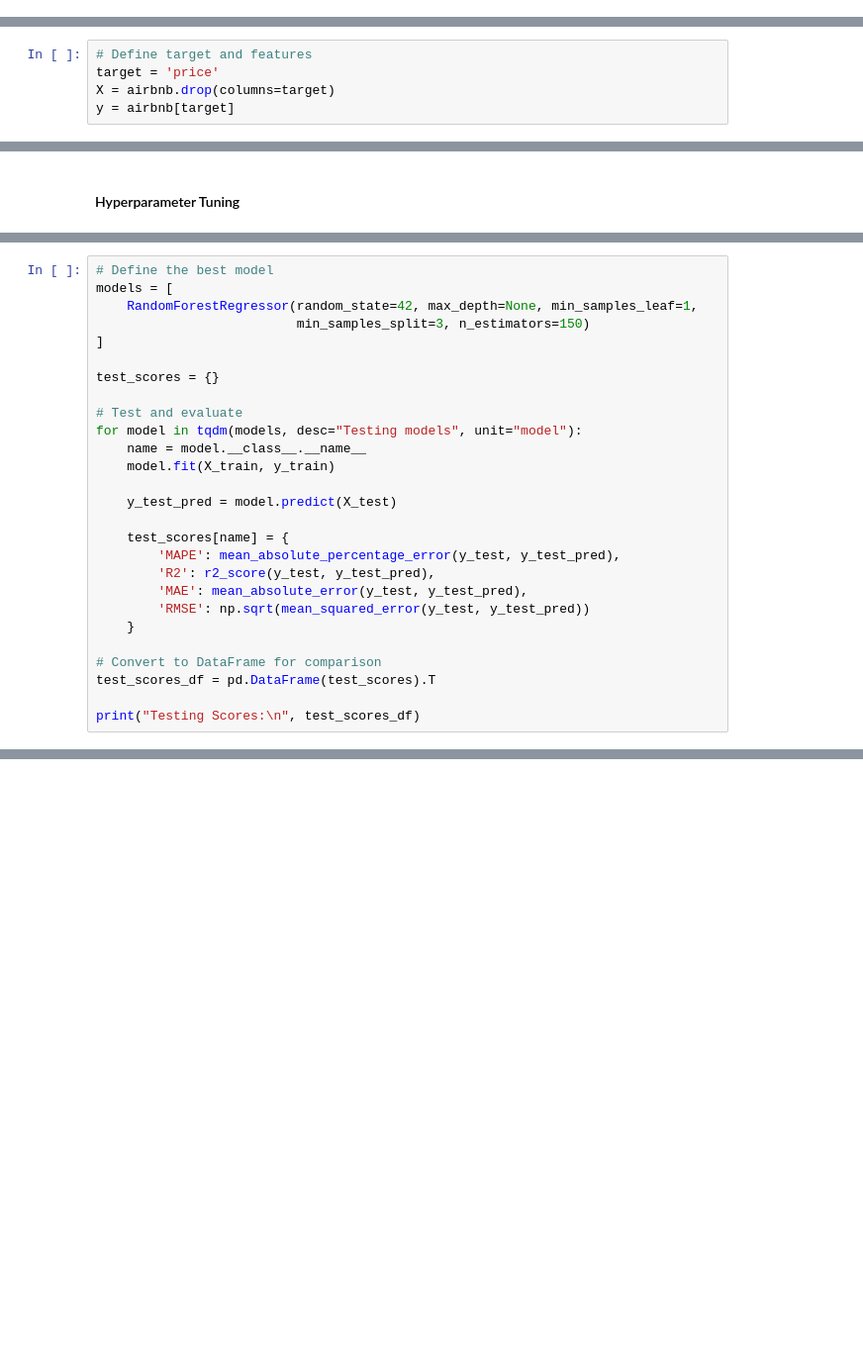
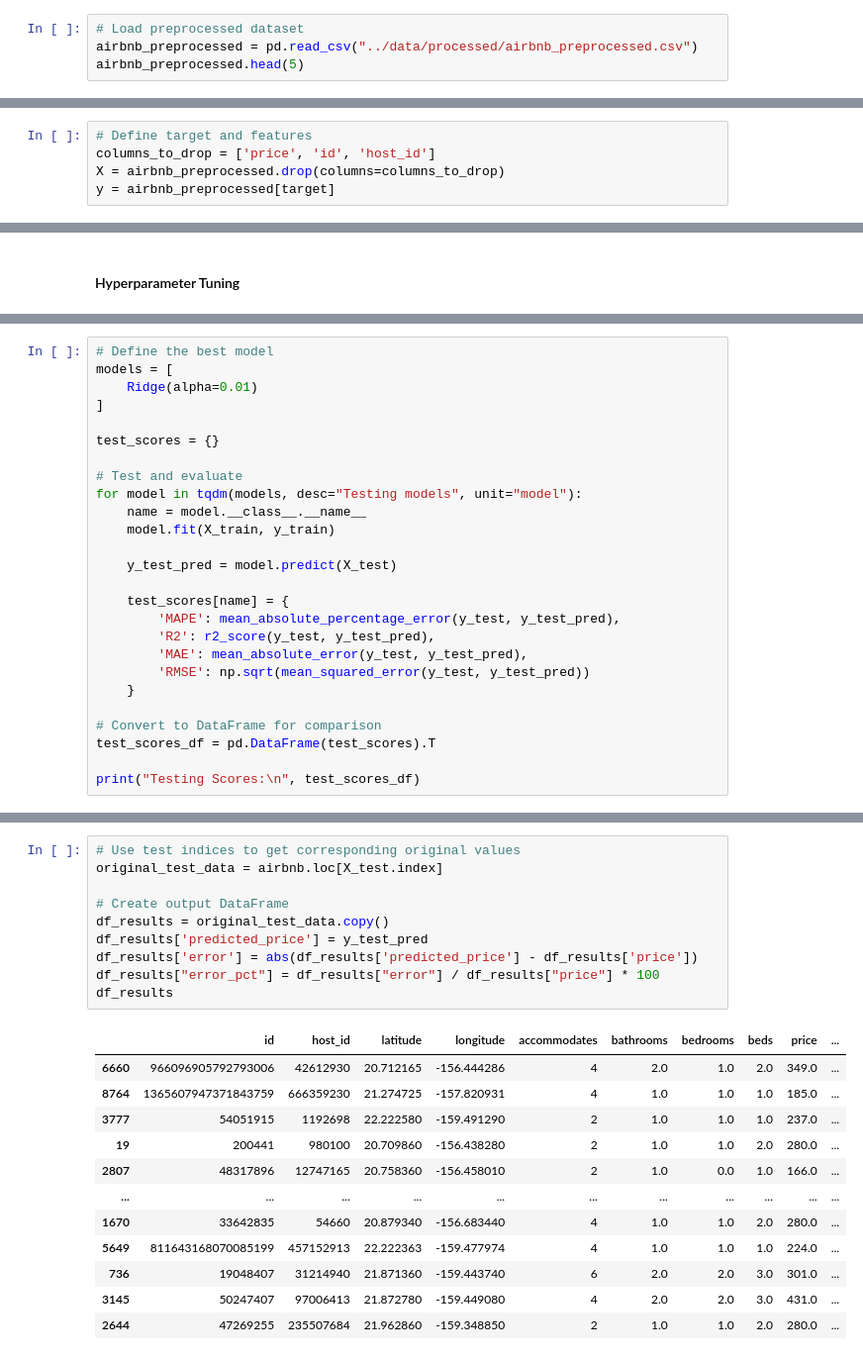
Before and after one commit to ayeti82/data-science-consulting-approach-capstone-project, a Jupyter notebook: scripts/model.ipynb, the cells around one changed output, grey strips where cells are left out. Shown at 99% size. Cells and saved outputs as stored; diff of their text form; blank space fills up the shorter version.

```diff
--- a/scripts/model.ipynb
+++ b/scripts/model.ipynb
@@ -31,0 +34,4 @@ airbnb.head(5)
+# %%
+# Load preprocessed dataset
+airbnb_preprocessed = pd.read_csv("../data/processed/airbnb_preprocessed.csv")
+airbnb_preprocessed.head(5)
@@ -32,8 +46,8 @@ airbnb.head(5)
 # %%
 # Define target and features
-target = 'price'
-X = airbnb.drop(columns=target)
-y = airbnb[target]
+columns_to_drop = ['price', 'id', 'host_id']
+X = airbnb_preprocessed.drop(columns=columns_to_drop)
+y = airbnb_preprocessed[target]
 # %%
 # Train-test split
 X_train, X_temp, y_train, y_temp = train_test_split(X, y, test_size=0.2, random_state=42)
@@ -195,8 +192,7 @@ The hyperparameter tuning process using GridSearchCV significantly improved mode
 # %%
 # Define the best model
 models = [
-    RandomForestRegressor(random_state=42, max_depth=None, min_samples_leaf=1,
-                          min_samples_split=3, n_estimators=150)
+    Ridge(alpha=0.01)
 ]
 
 test_scores = {}
@@ -249,0 +252,23 @@ Predicted Price: $378.39
+# %%
+# Use test indices to get corresponding original values
+original_test_data = airbnb.loc[X_test.index]
+
+# Create output DataFrame
+df_results = original_test_data.copy()
+df_results['predicted_price'] = y_test_pred
+df_results['error'] = abs(df_results['predicted_price'] - df_results['price'])
+df_results["error_pct"] = df_results["error"] / df_results["price"] * 100
+df_results
+# %% [output]
+|  | id | host_id | latitude | longitude | accommodates | bathrooms | bedrooms | beds | price | ... |
+| 6660 | 966096905792793006 | 42612930 | 20.712165 | -156.444286 | 4 | 2.0 | 1.0 | 2.0 | 349.0 | ... |
+| 8764 | 1365607947371843759 | 666359230 | 21.274725 | -157.820931 | 4 | 1.0 | 1.0 | 1.0 | 185.0 | ... |
+| 3777 | 54051915 | 1192698 | 22.222580 | -159.491290 | 2 | 1.0 | 1.0 | 1.0 | 237.0 | ... |
+| 19 | 200441 | 980100 | 20.709860 | -156.438280 | 2 | 1.0 | 1.0 | 2.0 | 280.0 | ... |
+| 2807 | 48317896 | 12747165 | 20.758360 | -156.458010 | 2 | 1.0 | 0.0 | 1.0 | 166.0 | ... |
+| ... | ... | ... | ... | ... | ... | ... | ... | ... | ... | ... |
+| 1670 | 33642835 | 54660 | 20.879340 | -156.683440 | 4 | 1.0 | 1.0 | 2.0 | 280.0 | ... |
+| 5649 | 811643168070085199 | 457152913 | 22.222363 | -159.477974 | 4 | 1.0 | 1.0 | 1.0 | 224.0 | ... |
+| 736 | 19048407 | 31214940 | 21.871360 | -159.443740 | 6 | 2.0 | 2.0 | 3.0 | 301.0 | ... |
+| 3145 | 50247407 | 97006413 | 21.872780 | -159.449080 | 4 | 2.0 | 2.0 | 3.0 | 431.0 | ... |
+| 2644 | 47269255 | 235507684 | 21.962860 | -159.348850 | 2 | 1.0 | 1.0 | 2.0 | 280.0 | ... |
```
Also changed, not shown: parts of 18 cells of this notebook, 2 other files.
